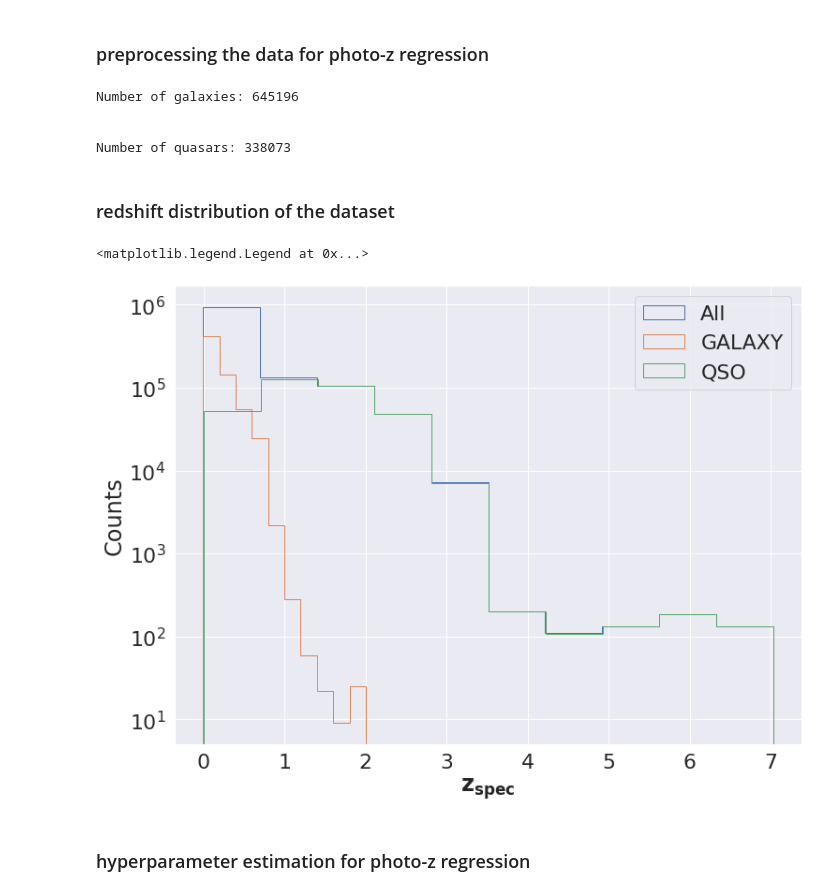
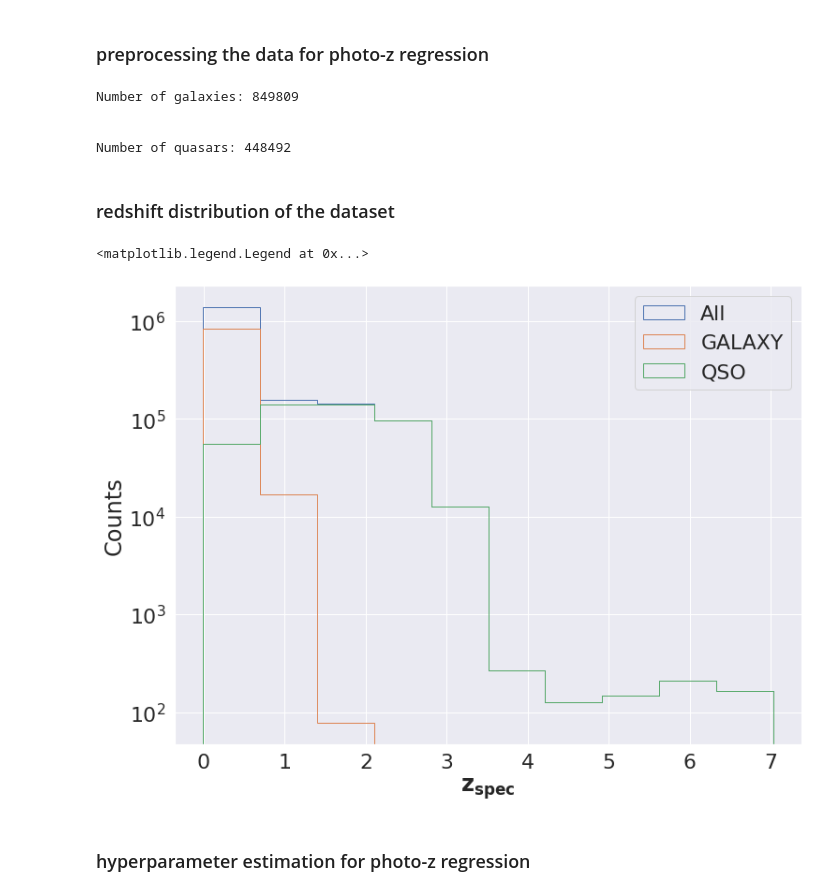
Before and after one commit to mofokeng-chaka/Classification-Photo-z_Regression_Demo, a Jupyter notebook: Multi-Wavelength_Classification_and_Regression.ipynb, the cells around one changed output. Drawn from its saved outputs; the diff is of its cells as text; code cells hidden in the pictures.

```diff
--- a/Multi-Wavelength_Classification_and_Regression.ipynb
+++ b/Multi-Wavelength_Classification_and_Regression.ipynb
@@ -66,11 +68,13 @@ def Preprocessing(filename, task='C', N=1000000):
     r = data['dered_r']
     i = data['dered_i']
     z = data['dered_z']
-    w1 = data['w1mpro']
-    w2 = data['w2mpro']
+    #w1 = data['w1mpro']
+    w1 = data['W1mproPM']
+    #w2 = data['w2mpro']
+    w2 = data['W2mproPM']
 
     # use color as features – color is the difference of
-    # magnitudes between two different filter bands.
+    # color: difference in magnitudes measure between two adjacent filter bands.
     # features: [u-g, g-r, r-i, i-z, z-w1, w1-w2]
 
     # feaures
@@ -592,7 +607,7 @@ def feature_importance(cl,importance,x_tr, x_t, y_tr, y_t,thresh=0.15):
 # %%
 #Loading data from the catalogue
 #in this case the file is in the same directory as the jupyter notebook
-file = osp.join(".","sdss_all_small_dr16_allwise_red.fits.gz") #to specify your own "path/to/file"
+file = osp.join(".","sdss_all_small_dr16_red_catwise.fits.gz") #to specify your own "path/to/file"
                                                                #change the first parameter (".")
 
 fp = pf.open(file, memmap=True)
@@ -1000,23 +1124,23 @@ pl.colorbar(p1,ax=ax[1], label='redshift')
 # %%
 x_data, y_data,i_gal, i_qso = Preprocessing(file, 'r', N=N_all)
 # %% [output]
-Number of galaxies: 645196
+Number of galaxies: 849809
 
 
-Number of quasars: 338073
+Number of quasars: 448492
 # %% [markdown]
 ### redshift distribution of the dataset
 # %%
 pl.figure(figsize=(12,9))
-pl.hist(y_data,log=True,histtype='step',label='All')
-pl.hist(y_data[i_gal],log=True,histtype='step',label='GALAXY')
-pl.hist(y_data[i_qso],log=True,histtype='step',label='QSO')
+n,bins,_ = pl.hist(y_data,log=True,histtype='step',label='All')
+pl.hist(y_data[i_gal],bins=bins,log=True,histtype='step',label='GALAXY')
+pl.hist(y_data[i_qso],bins=bins,log=True,histtype='step',label='QSO')
 pl.xlabel(r'$\mathbf{z_{spec}}$')
 pl.ylabel('Counts')
 pl.legend()
 # %% [output]
 <matplotlib.legend.Legend at 0x...>
-[figure, old version]
+[figure, new version]
 # %% [markdown]
 ### hyperparameter estimation for photo-z regression
 # %%
```
Also changed, not shown: parts of 52 cells of this notebook.
